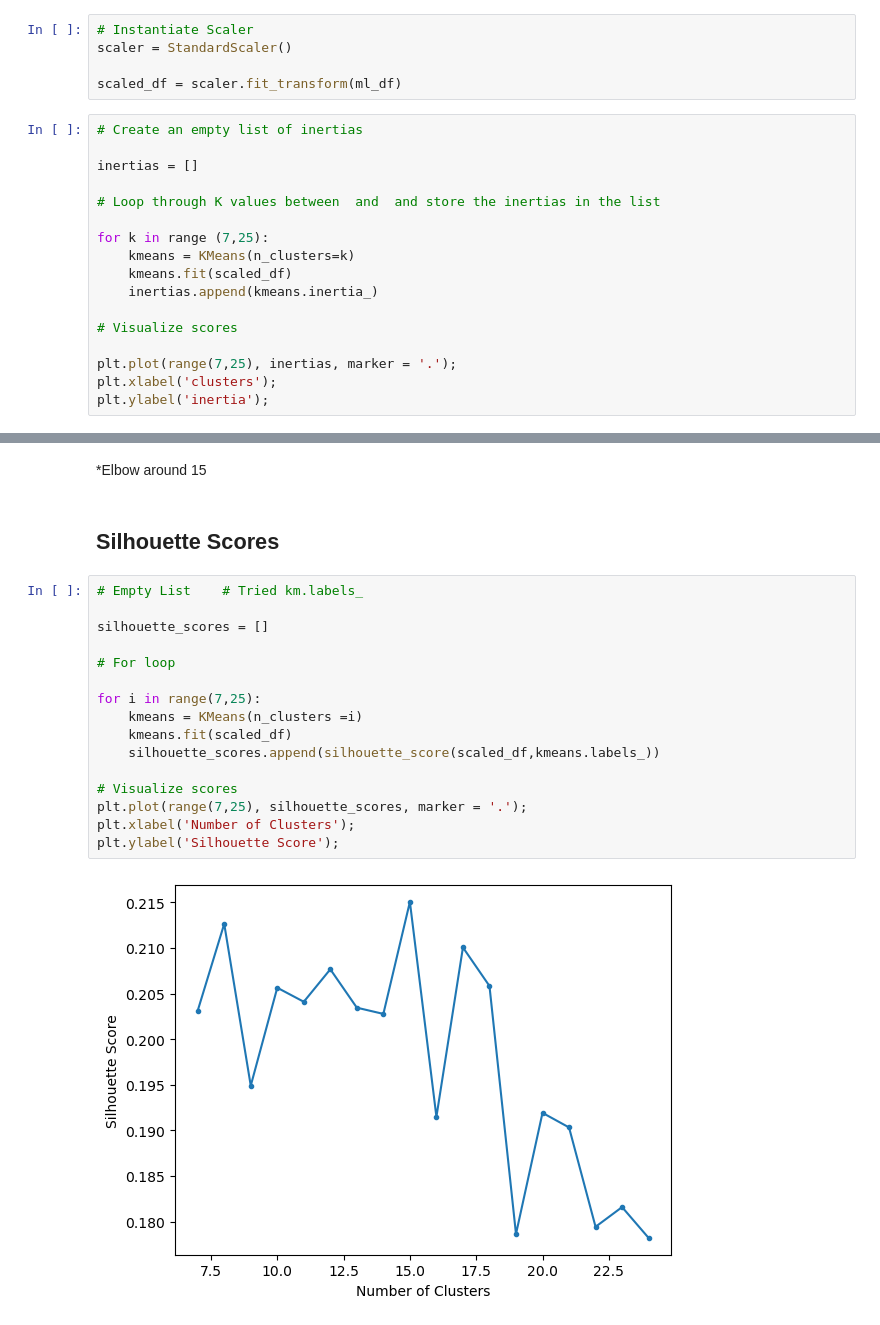
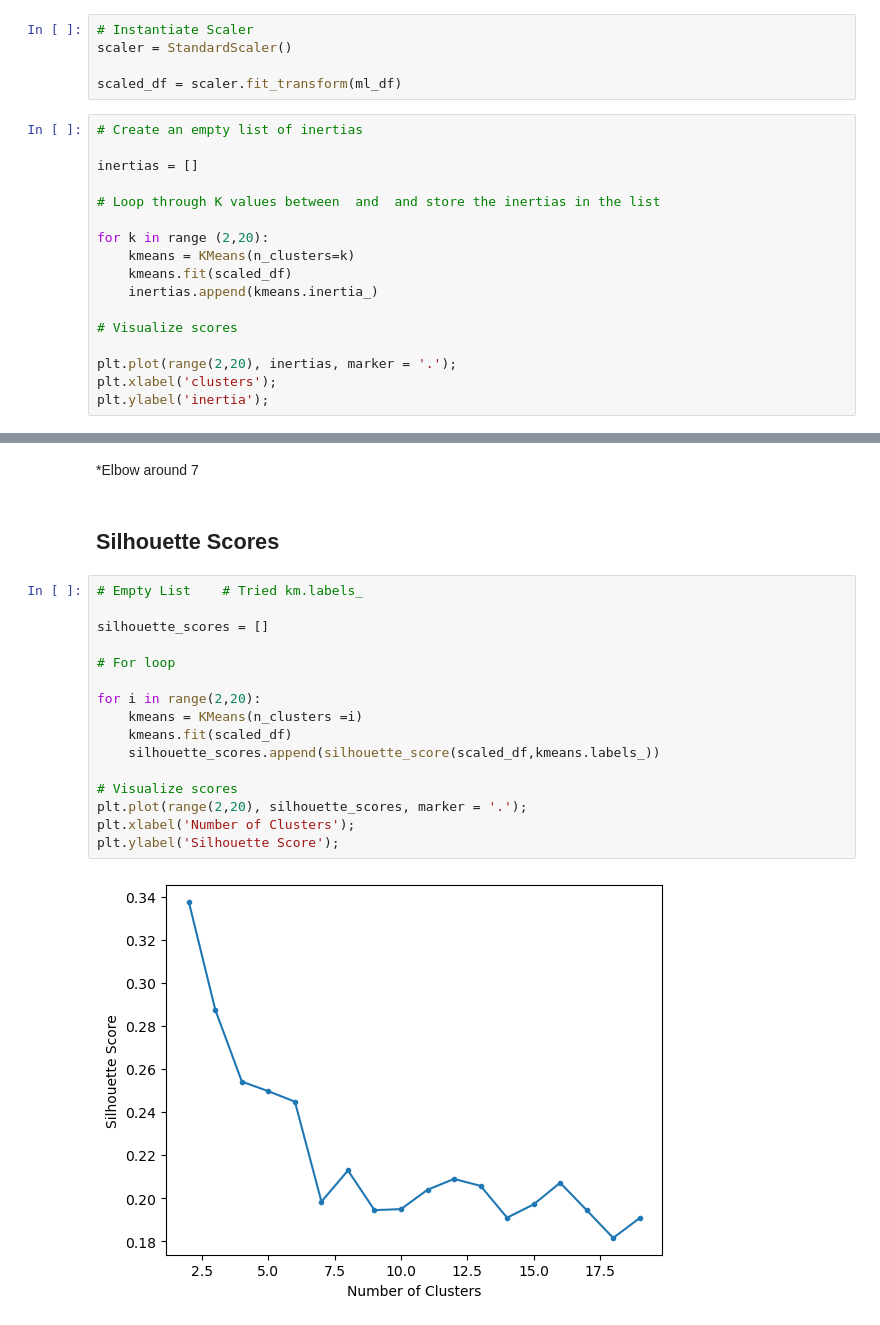
Before and after one commit to AshleyHeinrich/Wk8_K_Means_Core, a Jupyter notebook: K_Means_Core.ipynb, the cells around one changed output, grey strips where cells are left out. Saved outputs shown, nothing was run; the diff lists cells and outputs as text.

```diff
--- a/K_Means_Core.ipynb
+++ b/K_Means_Core.ipynb
@@ -140,14 +146,14 @@ inertias = []
 
 # Loop through K values between  and  and store the inertias in the list
 
-for k in range (7,25):
+for k in range (2,20):
     kmeans = KMeans(n_clusters=k)
     kmeans.fit(scaled_df)
     inertias.append(kmeans.inertia_)
 
 # Visualize scores
 
-plt.plot(range(7,25), inertias, marker = '.');
+plt.plot(range(2,20), inertias, marker = '.');
 plt.xlabel('clusters');
 plt.ylabel('inertia');
 # %% [output]
@@ -155,23 +161,23 @@ plt.ylabel('inertia');
 # %% [markdown]
-*Elbow around 15
+*Elbow around 7
 # %% [markdown]
 ## Silhouette Scores
 # %%
 # Empty List    # Tried km.labels_
 
 silhouette_scores = []
 
 # For loop
 
-for i in range(7,25):
+for i in range(2,20):
     kmeans = KMeans(n_clusters =i)
     kmeans.fit(scaled_df)
     silhouette_scores.append(silhouette_score(scaled_df,kmeans.labels_))
 
 # Visualize scores
-plt.plot(range(7,25), silhouette_scores, marker = '.');
+plt.plot(range(2,20), silhouette_scores, marker = '.');
 plt.xlabel('Number of Clusters');
 plt.ylabel('Silhouette Score');
 # %% [output]
-[figure, old version]
+[figure, new version]
 # %%
```
Also changed, not shown: parts of 4 cells of this notebook.
